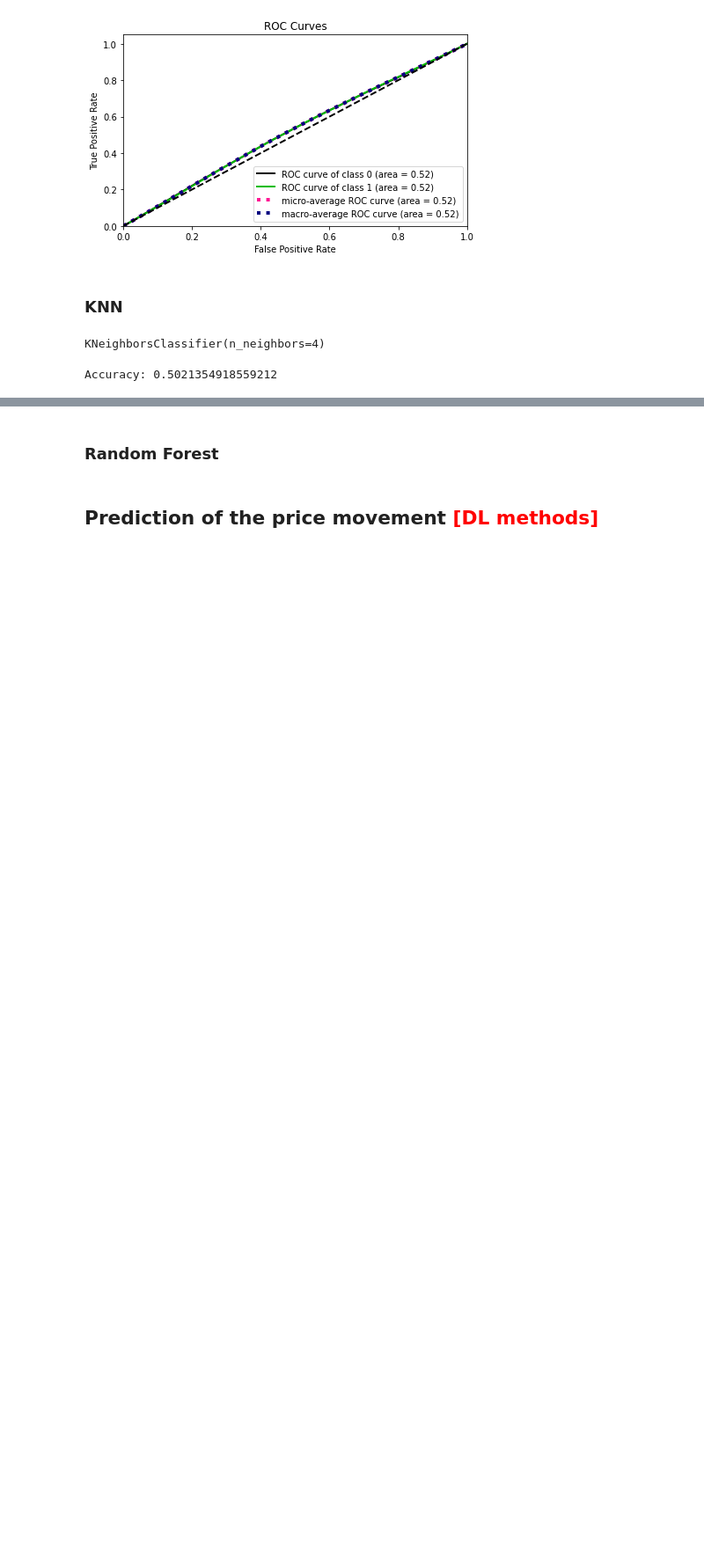
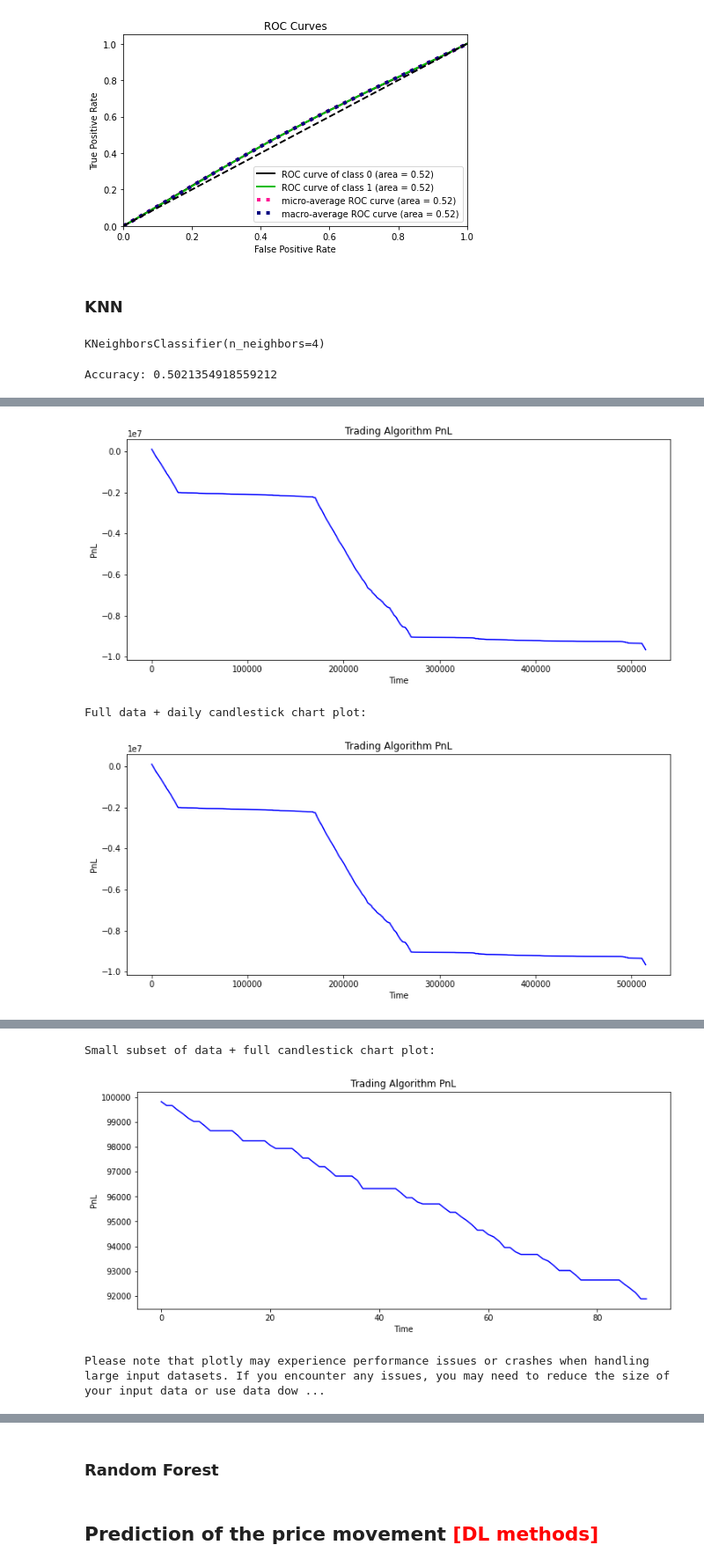
Before and after one commit to lcsrodriguez/cryptotrading, a Jupyter notebook: main.ipynb, the cells around one changed output, grey strips where cells are left out. Shown at 88% size. Drawn from its saved outputs; the diff is of its cells as text; code cells hidden in the pictures; blank space fills up the shorter version.

```diff
--- a/main.ipynb
+++ b/main.ipynb
@@ -670,7 +670,7 @@ def trading_algorithm(Y_pred, X_test, transaction_cost=0.005, candlestick_chart
 
 # Full data + no candlestick chart plot
 print('Full data + no candlestick chart plot:')
-trading_algorithm(Y_pred, X_test)’
+trading_algorithm(Y_pred, X_test)
 
 # Full data + daily candlestick chart plot
 print('Full data + daily candlestick chart plot:')
@@ -683,0 +684,3 @@ SyntaxError: invalid character in identifier (<ipython-input-386-875128454569>,
+[figure, added]
+Full data + daily candlestick chart plot:
+[figure, added]
@@ -683,0 +688,3 @@ SyntaxError: invalid character in identifier (<ipython-input-386-875128454569>,
+Small subset of data + full candlestick chart plot:
+[figure, added]
+Please note that plotly may experience performance issues or crashes when handling large input datasets. If you encounter any issues, you may need to reduce the size of your input data or use data dow ...
```
Also changed, not shown: parts of 9 cells of this notebook.
